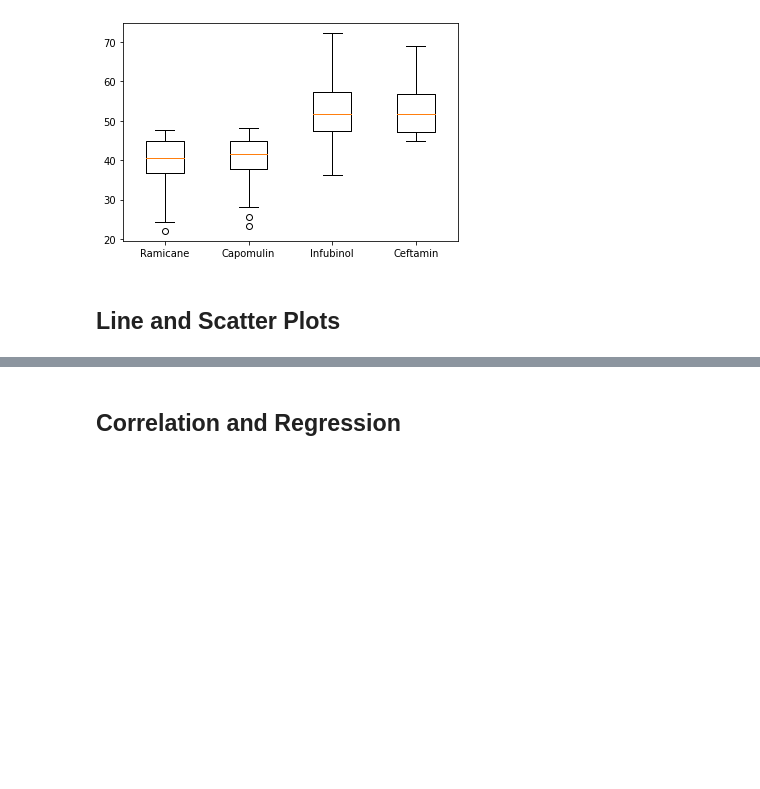
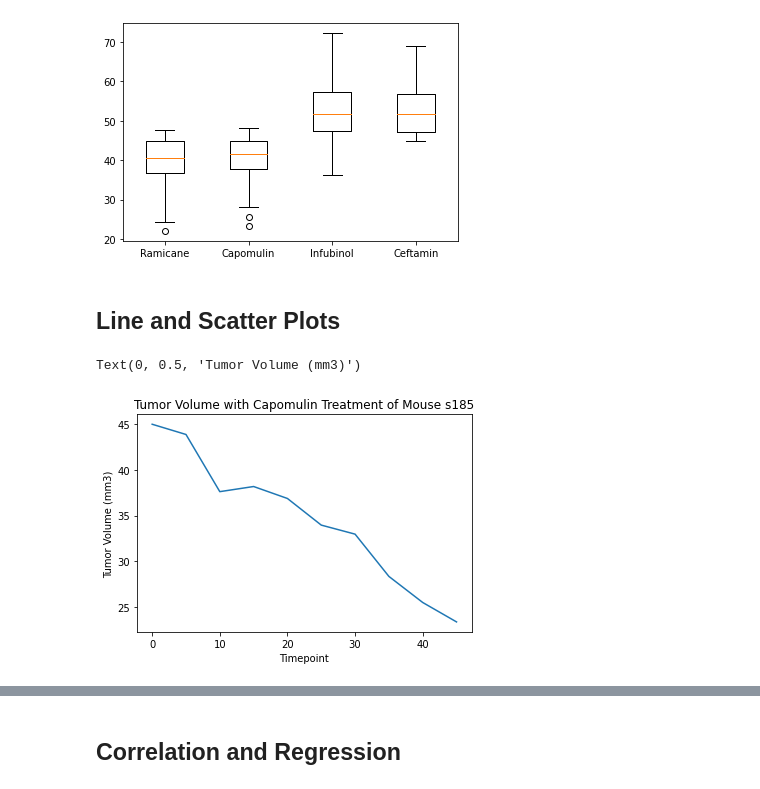
Before and after one commit to Brack1345/matplotlib_challenge, a Jupyter notebook: pymaceuticals_starter.ipynb, the cells around one changed output, grey strips where cells are left out. Drawn from its saved outputs; the diff is of its cells as text; code cells hidden in the pictures; blank space fills up the shorter version.

```diff
--- a/pymaceuticals_starter.ipynb
+++ b/pymaceuticals_starter.ipynb
@@ -365,4 +423,18 @@ plt.boxplot([ramicane, capomulin, infubinol, ceftamin], labels=treatment_list)
 [figure]
 # %% [markdown]
 ## Line and Scatter Plots
+# %%
+# Generate a line plot of tumor volume vs. time point for a mouse treated with Capomulin
+x_axis = combined_df.loc[combined_df["Mouse ID"] == "s185"]
+x_axis = x_axis["Timepoint"]
+y_axis = combined_df.loc[combined_df["Mouse ID"] == "s185"]
+y_axis = y_axis["Tumor Volume (mm3)"]
+
+plt.plot(x_axis, y_axis)
+plt.title("Tumor Volume with Capomulin Treatment of Mouse s185")
+plt.xlabel("Timepoint")
+plt.ylabel("Tumor Volume (mm3)")
+# %% [output]
+Text(0, 0.5, 'Tumor Volume (mm3)')
+[figure, added]
 # %%
```
Also changed, not shown: parts of 9 cells of this notebook.
